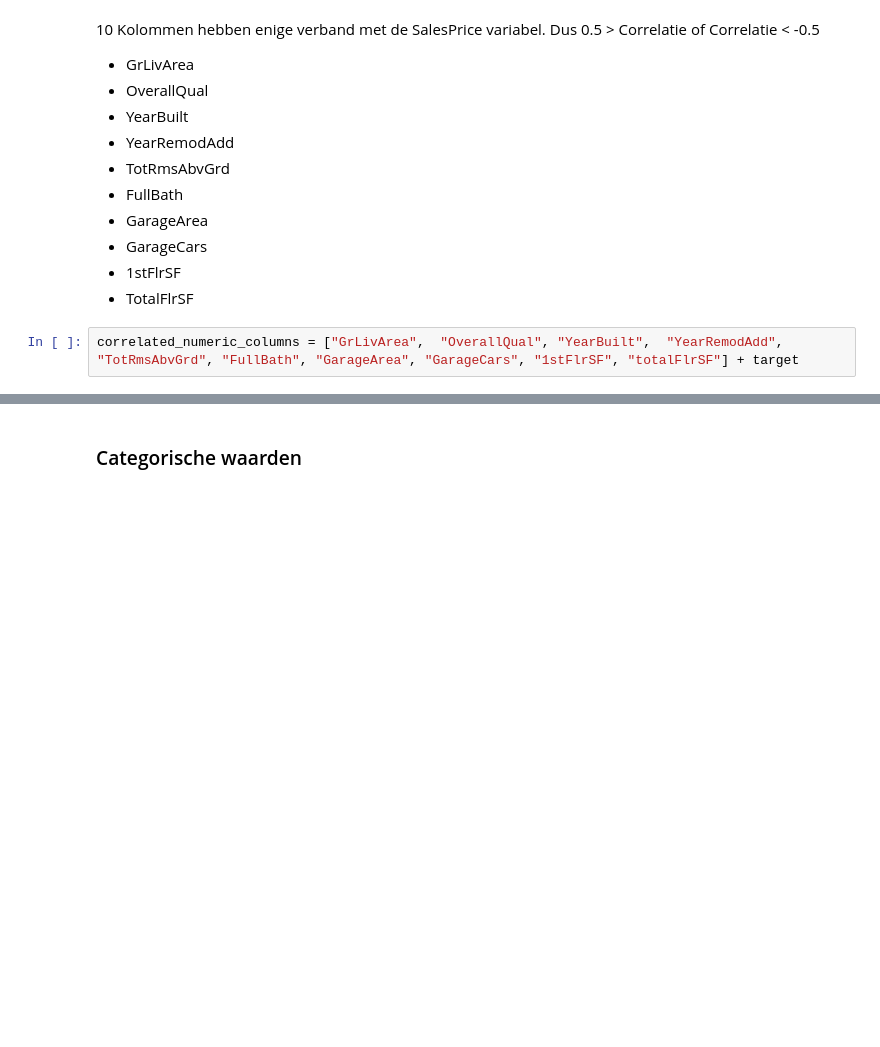
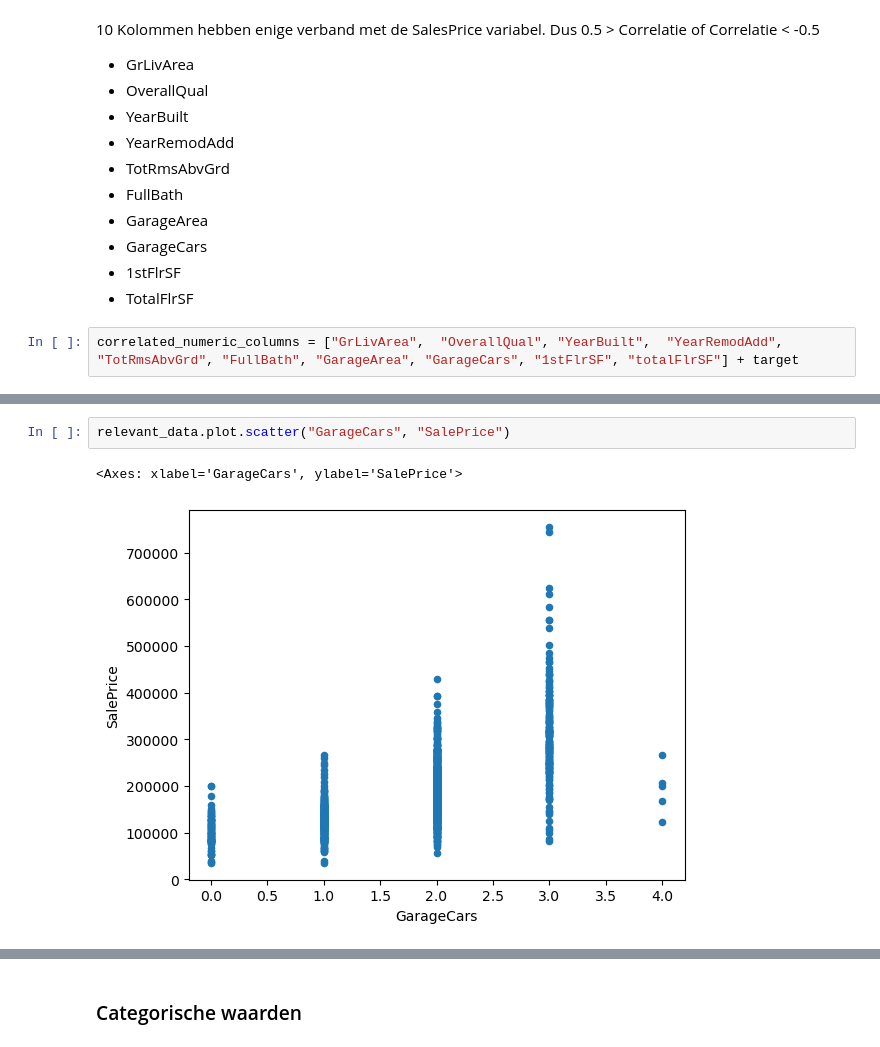
Before and after one commit to geoduin/HousePricePredictor, a Jupyter notebook: data_science_challenge.ipynb, the cells around one changed output, grey strips where cells are left out. Cells and saved outputs as stored; diff of their text form; blank space fills up the shorter version.

```diff
--- a/data_science_challenge.ipynb
+++ b/data_science_challenge.ipynb
@@ -283,0 +299,5 @@ numeric_correlation.corr().style.background_gradient(cmap="coolwarm")
+# %%
+relevant_data.plot.scatter("GarageCars", "SalePrice")
+# %% [output]
+<Axes: xlabel='GarageCars', ylabel='SalePrice'>
+[figure, added]
```
Also changed, not shown: parts of 13 cells of this notebook.
